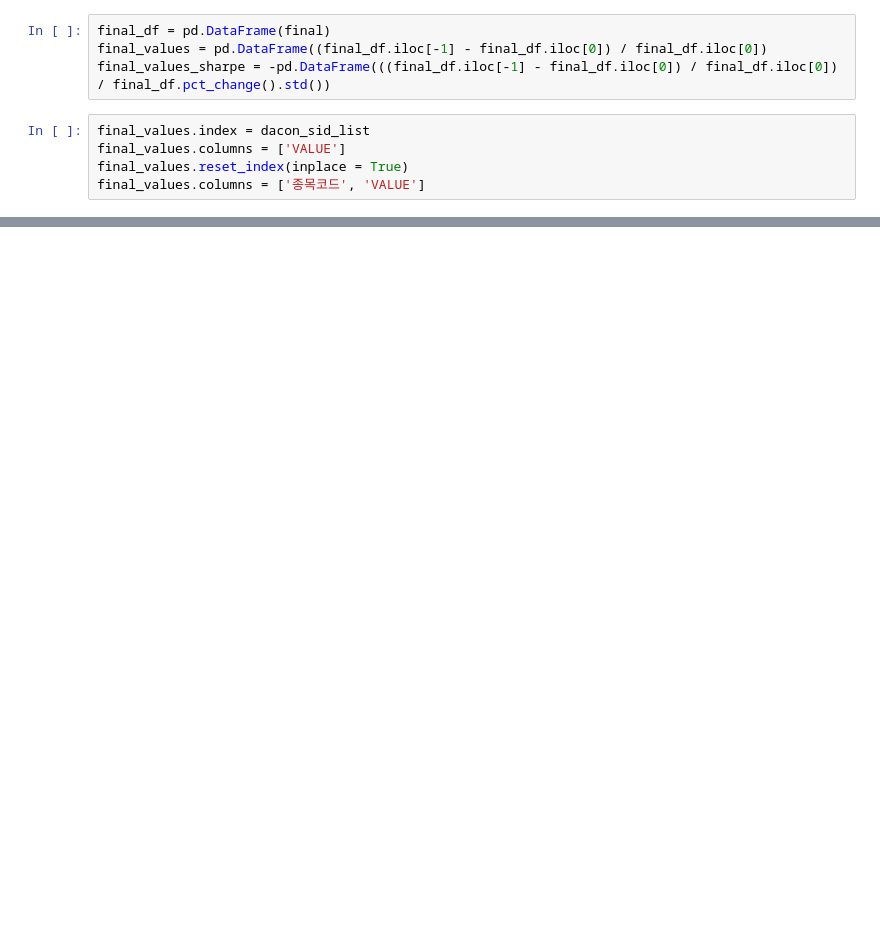
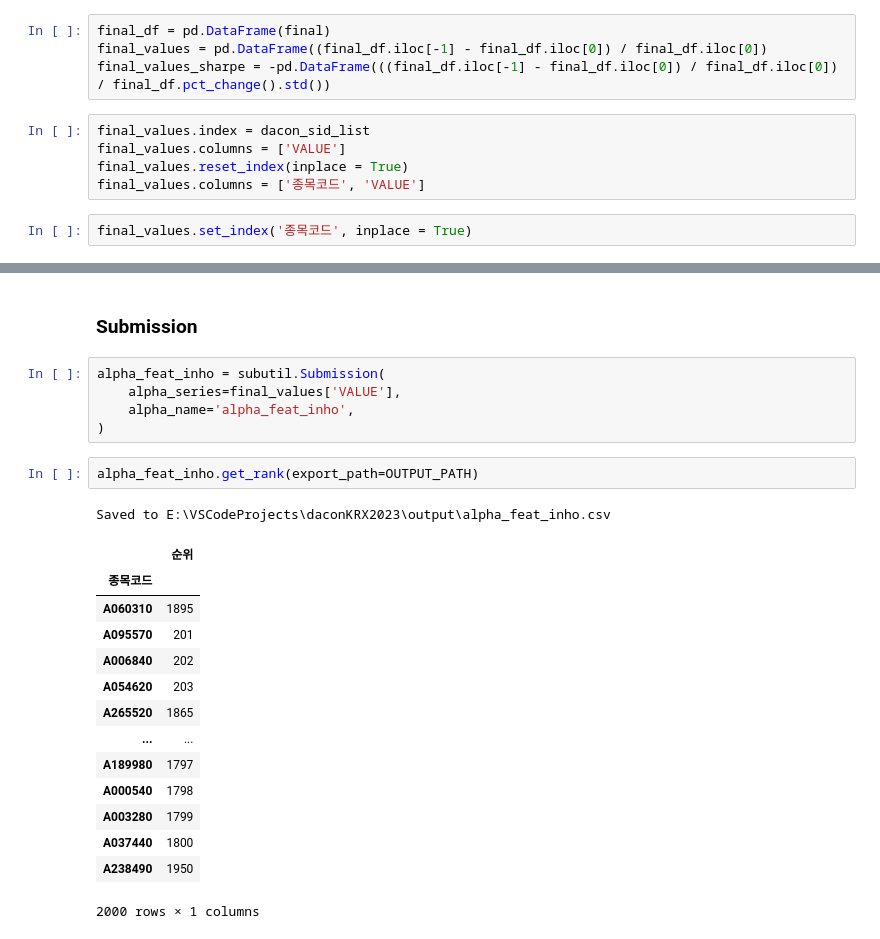
Before and after one commit to jaepil-choi/daconKRX2023, a Jupyter notebook: alpha_feat.inho.ipynb, the cells around one changed output, grey strips where cells are left out. Saved outputs shown, nothing was run; the diff lists cells and outputs as text; blank space fills up the shorter version.

```diff
--- a/alpha_feat.inho.ipynb
+++ b/alpha_feat.inho.ipynb
@@ -275,3 +318,5 @@ final_values.index = dacon_sid_list
 final_values.columns = ['VALUE']
 final_values.reset_index(inplace = True)
 final_values.columns = ['종목코드', 'VALUE']
+# %%
+final_values.set_index('종목코드', inplace = True)
@@ -277,0 +339,25 @@ final_values.columns = ['종목코드', 'VALUE']
+# %% [markdown]
+### Submission
+# %%
+alpha_feat_inho = subutil.Submission(
+    alpha_series=final_values['VALUE'],
+    alpha_name='alpha_feat_inho',
+)
+# %%
+alpha_feat_inho.get_rank(export_path=OUTPUT_PATH)
+# %% [output]
+Saved to E:\VSCodeProjects\daconKRX2023\output\alpha_feat_inho.csv
+|  | 순위 |
+| 종목코드 |  |
+| A060310 | 1895 |
+| A095570 | 201 |
+| A006840 | 202 |
+| A054620 | 203 |
+| A265520 | 1865 |
+| ... | ... |
+| A189980 | 1797 |
+| A000540 | 1798 |
+| A003280 | 1799 |
+| A037440 | 1800 |
+| A238490 | 1950 |
+2000 rows × 1 columns
```
Also changed, not shown: parts of 9 cells of this notebook, 1 other file.
